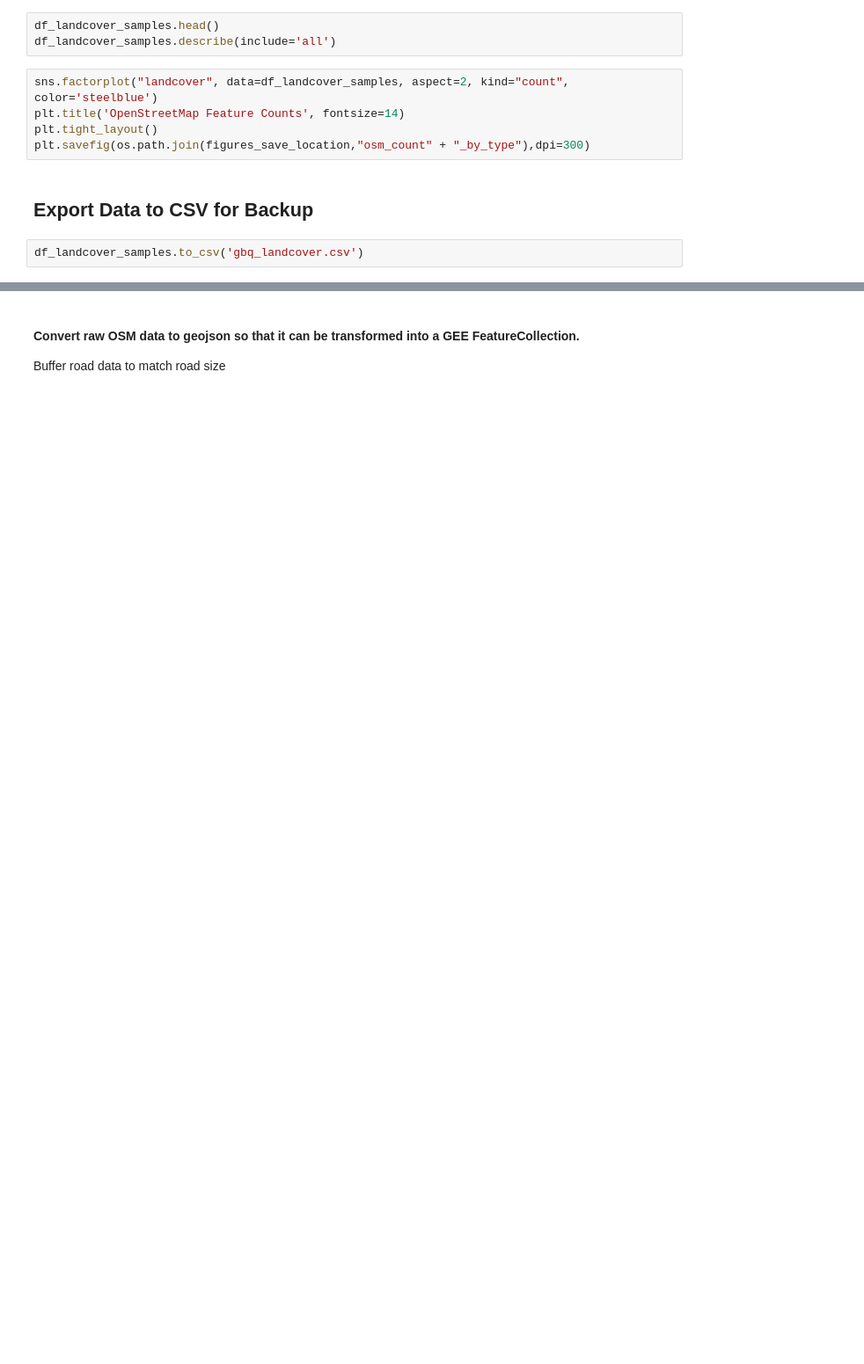
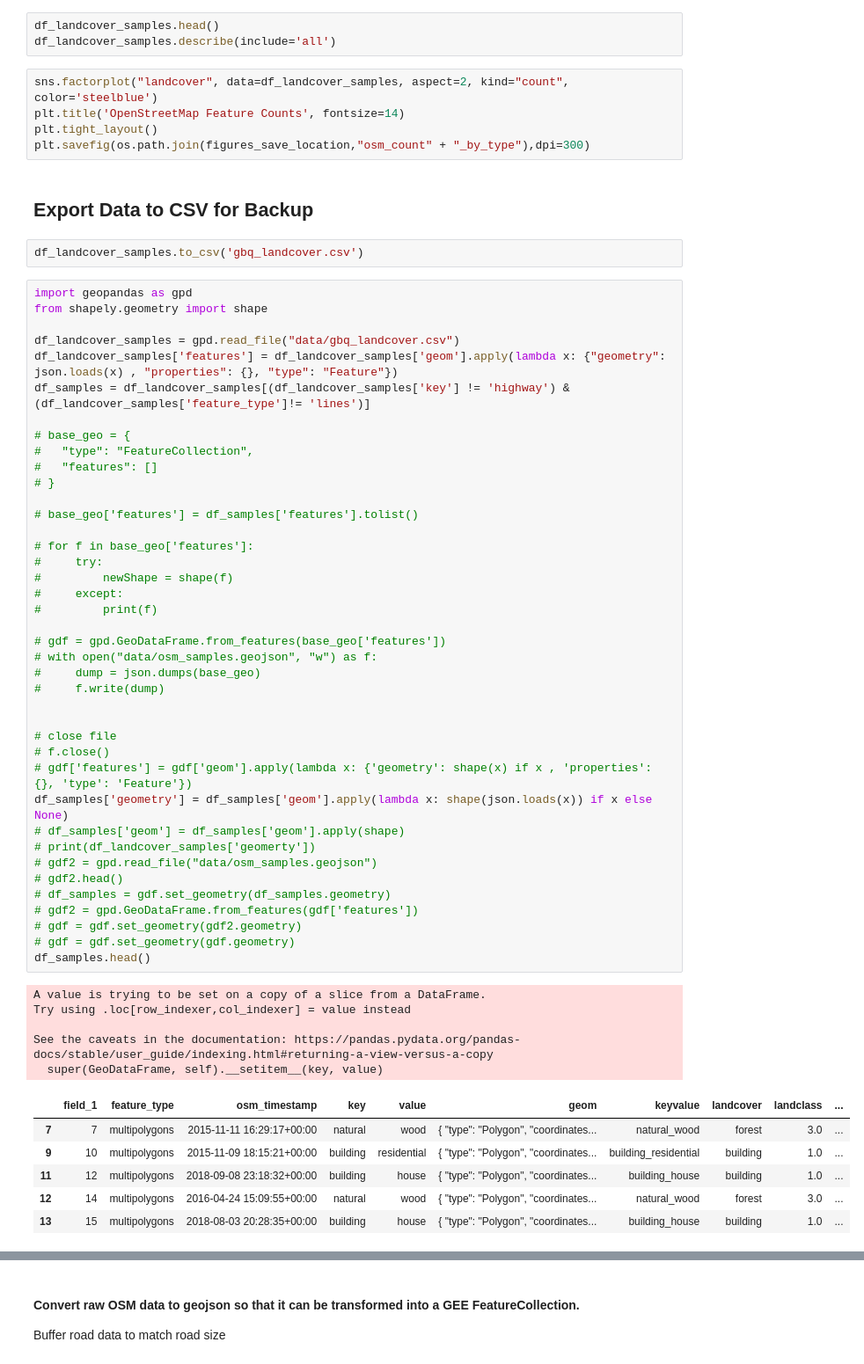
Before and after one commit to ncsu-geoforall-lab/rapid-dem-binder, a Jupyter notebook: gee_change_detectoin.ipynb, the cells around one changed output, grey strips where cells are left out. Shown at 88% size. Drawn from its saved outputs; the diff is of its cells as text; blank space fills up the shorter version.

```diff
--- a/gee_change_detectoin.ipynb
+++ b/gee_change_detectoin.ipynb
@@ -247,3 +251,55 @@ plt.savefig(os.path.join(figures_save_location,"osm_count" + "_by_type"),dpi=300
 ## Export Data to CSV for Backup
 # %%
 df_landcover_samples.to_csv('gbq_landcover.csv')
+# %%
+import geopandas as gpd
+from shapely.geometry import shape
+
+df_landcover_samples = gpd.read_file("data/gbq_landcover.csv")
+df_landcover_samples['features'] = df_landcover_samples['geom'].apply(lambda x: {"geometry": json.loads(x) , "properties": {}, "type": "Feature"})
+df_samples = df_landcover_samples[(df_landcover_samples['key'] != 'highway') & (df_landcover_samples['feature_type']!= 'lines')]
+
+# base_geo = {
+#   "type": "FeatureCollection",
+#   "features": []
+# }
+
+# base_geo['features'] = df_samples['features'].tolist()
+
+# for f in base_geo['features']:
+#     try:
+#         newShape = shape(f)
+#     except:
+#         print(f)
+
+# gdf = gpd.GeoDataFrame.from_features(base_geo['features'])
+# with open("data/osm_samples.geojson", "w") as f:
+#     dump = json.dumps(base_geo)
+#     f.write(dump)
+
+
+# close file
+# f.close()
+# gdf['features'] = gdf['geom'].apply(lambda x: {'geometry': shape(x) if x , 'properties': {}, 'type': 'Feature'})
+df_samples['geometry'] = df_samples['geom'].apply(lambda x: shape(json.loads(x)) if x else None)
+# df_samples['geom'] = df_samples['geom'].apply(shape)
+# print(df_landcover_samples['geomerty'])
+# gdf2 = gpd.read_file("data/osm_samples.geojson")
+# gdf2.head()
+# df_samples = gdf.set_geometry(df_samples.geometry)
+# gdf2 = gpd.GeoDataFrame.from_features(gdf['features'])
+# gdf = gdf.set_geometry(gdf2.geometry)
+# gdf = gdf.set_geometry(gdf.geometry)
+df_samples.head()
+# %% [output]
+A value is trying to be set on a copy of a slice from a DataFrame.
+Try using .loc[row_indexer,col_indexer] = value instead
+
+See the caveats in the documentation: https://pandas.pydata.org/pandas-docs/stable/user_guide/indexing.html#returning-a-view-versus-a-copy
+  super(GeoDataFrame, self).__setitem__(key, value)
+|  | field_1 | feature_type | osm_timestamp | key | value | geom | keyvalue | landcover | landclass | ... |
+| 7 | 7 | multipolygons | 2015-11-11 16:29:17+00:00 | natural | wood | { "type": "Polygon", "coordinates... | natural_wood | forest | 3.0 | ... |
+| 9 | 10 | multipolygons | 2015-11-09 18:15:21+00:00 | building | residential | { "type": "Polygon", "coordinates... | building_residential | building | 1.0 | ... |
+| 11 | 12 | multipolygons | 2018-09-08 23:18:32+00:00 | building | house | { "type": "Polygon", "coordinates... | building_house | building | 1.0 | ... |
+| 12 | 14 | multipolygons | 2016-04-24 15:09:55+00:00 | natural | wood | { "type": "Polygon", "coordinates... | natural_wood | forest | 3.0 | ... |
+| 13 | 15 | multipolygons | 2018-08-03 20:28:35+00:00 | building | house | { "type": "Polygon", "coordinates... | building_house | building | 1.0 | ... |
```
Also changed, not shown: parts of 8 cells of this notebook, 18 other files.
